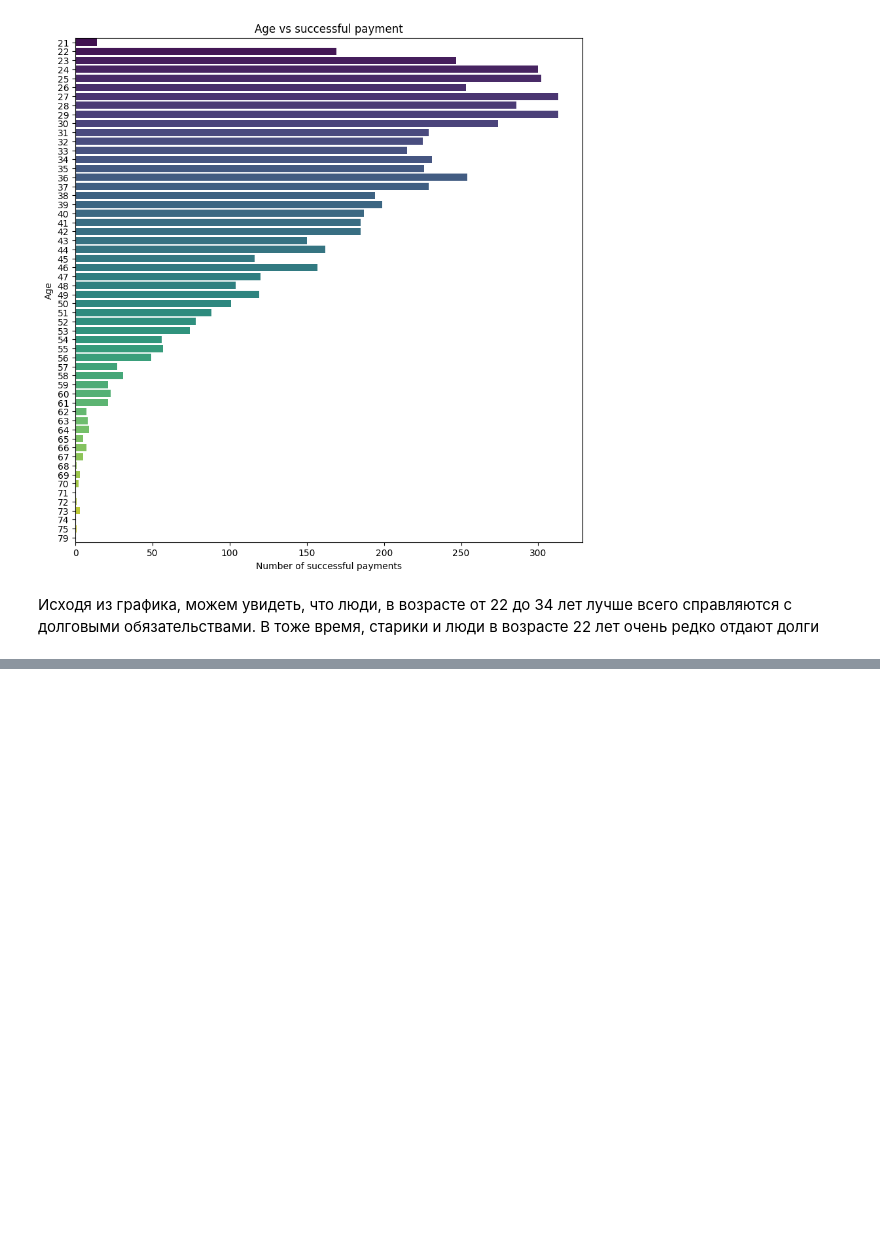
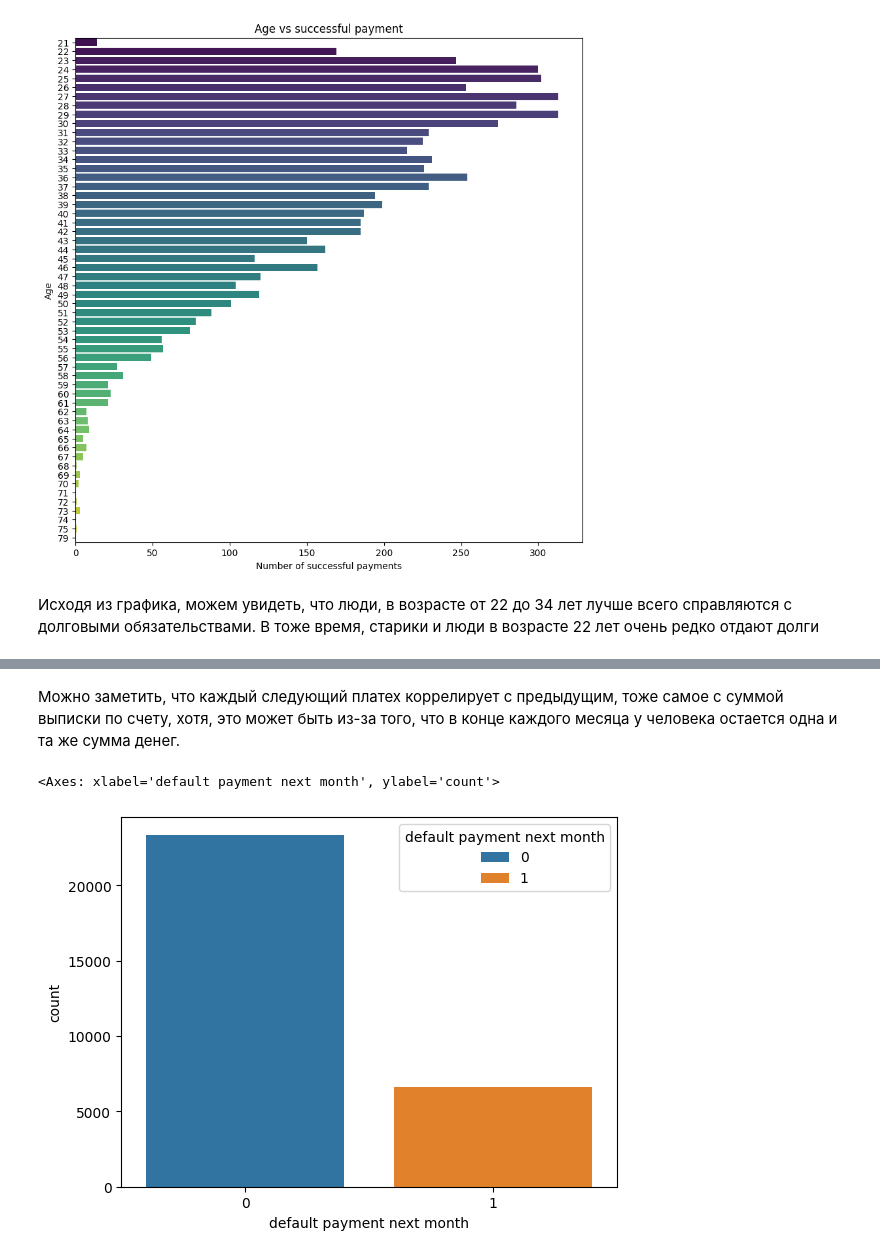
Before and after one commit to RePlay-h/Default-of-Credit-Card-Clients, a Jupyter notebook: EDA.ipynb, the cells around one changed output, grey strips where cells are left out. Cells and saved outputs as stored; diff of their text form; code cells hidden in the pictures; blank space fills up the shorter version.

```diff
--- a/EDA.ipynb
+++ b/EDA.ipynb
@@ -184,0 +241,7 @@ Text(0.5, 1.0, 'Age vs successful payment')
+# %% [markdown]
+Можно заметить, что каждый следующий платех коррелирует с предыдущим, тоже самое с суммой выписки по счету, хотя, это может быть из-за того, что в конце каждого месяца у человека остается одна и та же сумма денег.
+# %%
+sns.countplot(data=df, x='default payment next month', hue='default payment next month')
+# %% [output]
+<Axes: xlabel='default payment next month', ylabel='count'>
+[figure, added]
```
Also changed, not shown: parts of 3 cells of this notebook.
